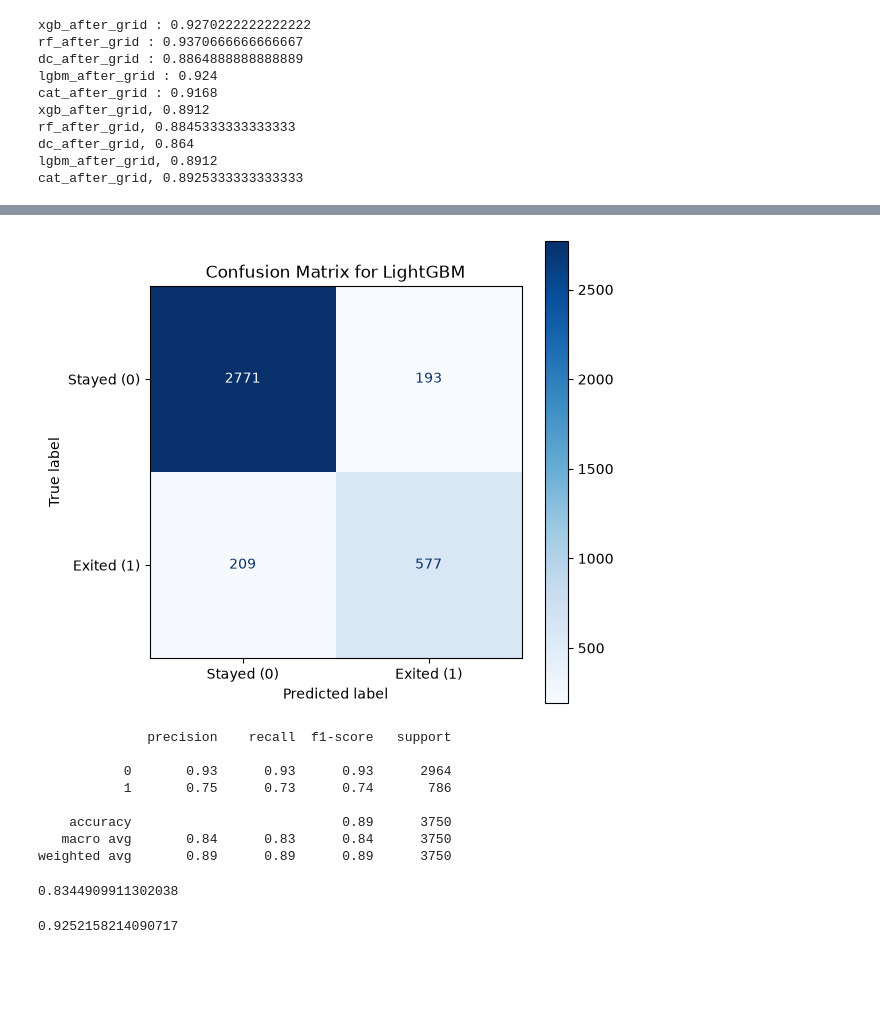
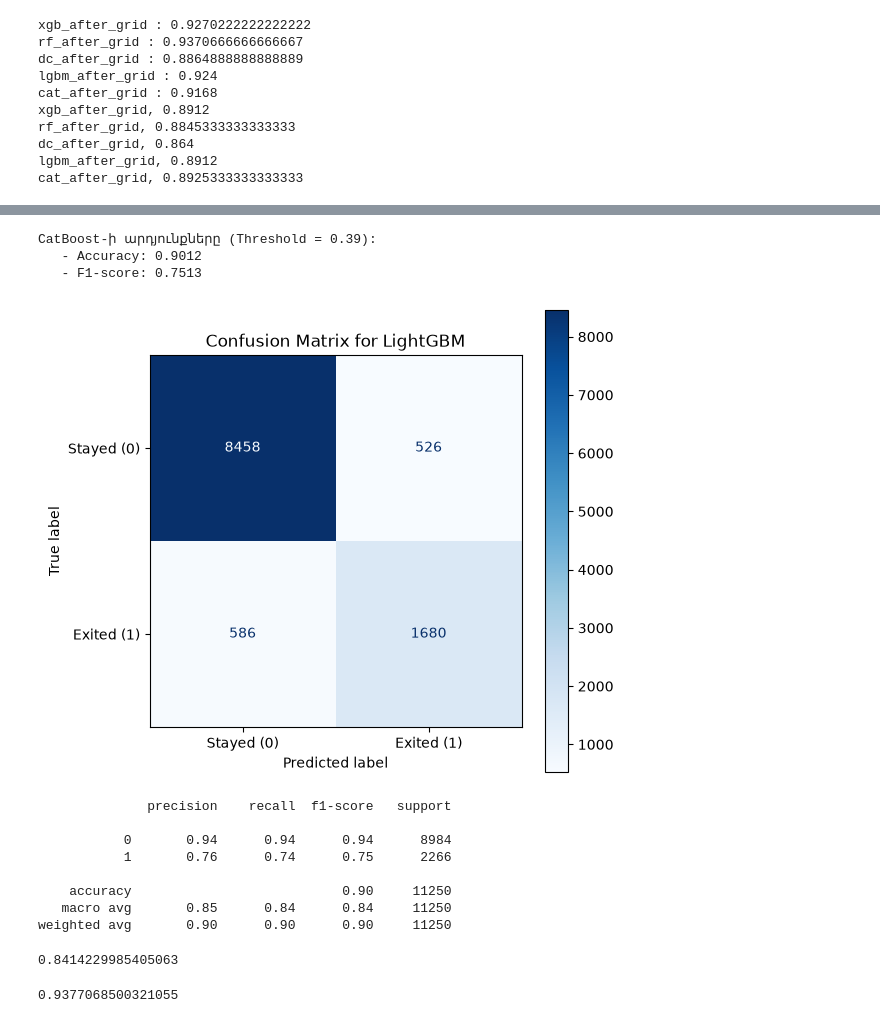
Before and after one commit to armengasparyan314/Programing, a Jupyter notebook: Main Project.ipynb, the cells around one changed output, grey strips where cells are left out. Drawn from its saved outputs; the diff is of its cells as text; code cells hidden in the pictures; blank space fills up the shorter version.

Commit message:
Best model

```diff
--- a/Main Project.ipynb
+++ b/Main Project.ipynb
@@ -352,39 +430,82 @@ Mean CV F1 score: 0.7411
+# %%
+from sklearn.model_selection import StratifiedKFold
+from sklearn.metrics import accuracy_score, f1_score
+import numpy as np
+
+best_thresh = 0.39  # Քո արդեն գտած հաստատուն շեմը
+
+skf = StratifiedKFold(n_splits=5, shuffle=True, random_state=42)
+oof_probs = []
+oof_y = []
+
+for train_index, val_index in skf.split(x_train, y_train):
+    X_train_fold, X_val_fold = x_train.iloc[train_index], x_train.iloc[val_index]
+    # Կարևոր է՝ երկուսն էլ պետք է լինեն y_train-ից
+    y_train_fold, y_val_fold = y_train.iloc[train_index], y_train.iloc[val_index]
+
+    cat_after_overfitting.fit(X_train_fold, y_train_fold)
+    val_probs = cat_after_overfitting.predict_proba(X_val_fold)[:, 1]
+
+    oof_probs.extend(val_probs)
+    oof_y.extend(y_val_fold)
+
+oof_probs = np.array(oof_probs)
+oof_y = np.array(oof_y)
+
+# Կիրառում ենք 0.39 շեմը
+preds = (oof_probs >= best_thresh).astype(int)
+
+final_accuracy = accuracy_score(oof_y, preds)
+final_f1 = f1_score(oof_y, preds)
+
+print(f"CatBoost-ի արդյունքները (Threshold = {best_thresh}):")
+print(f"   - Accuracy: {final_accuracy:.4f}")
+print(f"   - F1-score: {final_f1:.4f}")
+# %% [output]
+CatBoost-ի արդյունքները (Threshold = 0.39):
+   - Accuracy: 0.9012
+   - F1-score: 0.7513
 # %%
+from sklearn.metrics import confusion_matrix
 from sklearn.metrics import  ConfusionMatrixDisplay
 
-# Հաշվում ենք մատրիցան թեստային տվյալների վրա
-cm = confusion_matrix(y_test, lgbm_pred_new)
+# 1. Վերցնում ենք կանխատեսումները, որոնք արդեն արել ենք 0.39 շեմով (oof_probs-ի վրա)
+preds_for_cm = (oof_probs >= best_thresh).astype(int)
+
+# 2. Հաշվում ենք Confusion Matrix-ը
+cm = confusion_matrix(oof_y, preds_for_cm)
+
 
 # Վիզուալիզացիա
 plt.figure(figsize=(6, 6))
 disp = ConfusionMatrixDisplay(confusion_matrix=cm, display_labels=['Stayed (0)', 'Exited (1)'])
 disp.plot(cmap=plt.cm.Blues, values_format='d', ax=plt.gca())
 plt.title('Confusion Matrix for LightGBM')
 plt.show()
 # %% [output]
-[figure, old version]
+[figure, new version]
 # %%
-print(classification_report(y_test, lgbm_pred_new))
+print(classification_report(oof_y, preds_for_cm))
 # %% [output]
               precision    recall  f1-score   support
 
-           0       0.93      0.93      0.93      2964
-           1       0.75      0.73      0.74       786
+           0       0.94      0.94      0.94      8984
+           1       0.76      0.74      0.75      2266
 
-    accuracy                           0.89      3750
-   macro avg       0.84      0.83      0.84      3750
-weighted avg       0.89      0.89      0.89      3750
+    accuracy                           0.90     11250
+   macro avg       0.85      0.84      0.84     11250
+weighted avg       0.90      0.90      0.90     11250
 # %%
-print(roc_auc_score(y_test, lgbm_pred_new))
+print(roc_auc_score(oof_y, preds_for_cm))
 # %% [output]
-0.8344909911302038
+0.8414229985405063
 # %%
 # Վերցնում ենք դրական դասի (1) հավանականությունները
 y_prob = lgbm_after_overfitting.predict_proba(x_test)[:, 1]
 
 # Հիմա արդյունքը կլինի ճիշտ՝ 0.93
-print(roc_auc_score(y_test, y_prob))
+print(roc_auc_score(oof_y, oof_probs))
 # %% [output]
-0.9252158214090717
+0.9377068500321055
 # %%
 from sklearn.metrics import  RocCurveDisplay
```
Also changed, not shown: parts of 18 cells of this notebook.
